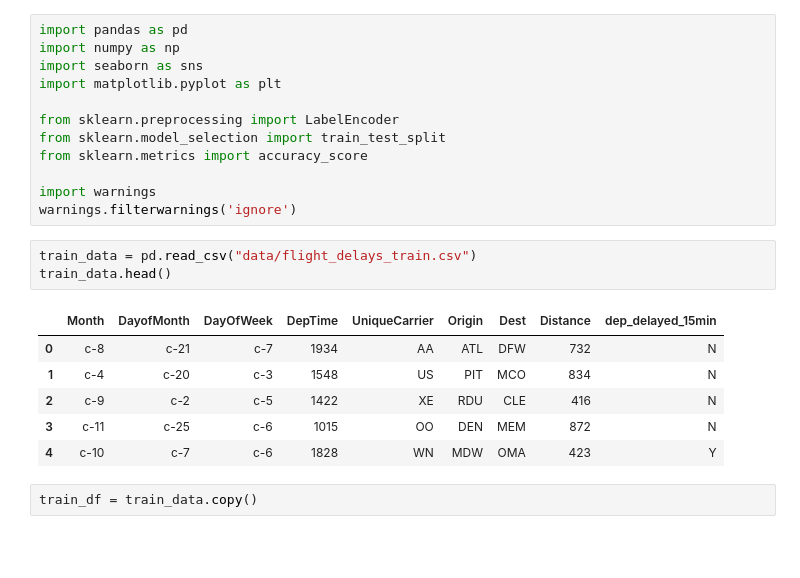
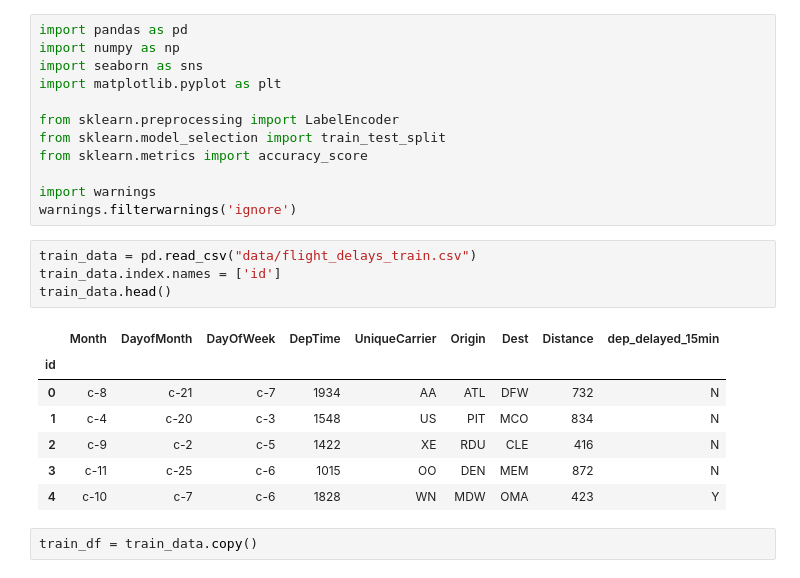
Before and after one commit to savlagood/kaggle_contests, a Jupyter notebook: Forecasting flight delays/Forecasting flight delays.ipynb, the cells around one changed output. Saved outputs shown, nothing was run; the diff lists cells and outputs as text; blank space fills up the shorter version.

```diff
--- a/Forecasting flight delays/Forecasting flight delays.ipynb
+++ b/Forecasting flight delays/Forecasting flight delays.ipynb
@@ -23,9 +23,11 @@ import warnings
 warnings.filterwarnings('ignore')
 # %%
 train_data = pd.read_csv("data/flight_delays_train.csv")
+train_data.index.names = ['id']
 train_data.head()
 # %% [output]
 |  | Month | DayofMonth | DayOfWeek | DepTime | UniqueCarrier | Origin | Dest | Distance | dep_delayed_15min |
+| id |  |  |  |  |  |  |  |  |  |
 | 0 | c-8 | c-21 | c-7 | 1934 | AA | ATL | DFW | 732 | N |
 | 1 | c-4 | c-20 | c-3 | 1548 | US | PIT | MCO | 834 | N |
 | 2 | c-9 | c-2 | c-5 | 1422 | XE | RDU | CLE | 416 | N |
```
Also changed, not shown: parts of 8 cells of this notebook, 1 other file.
